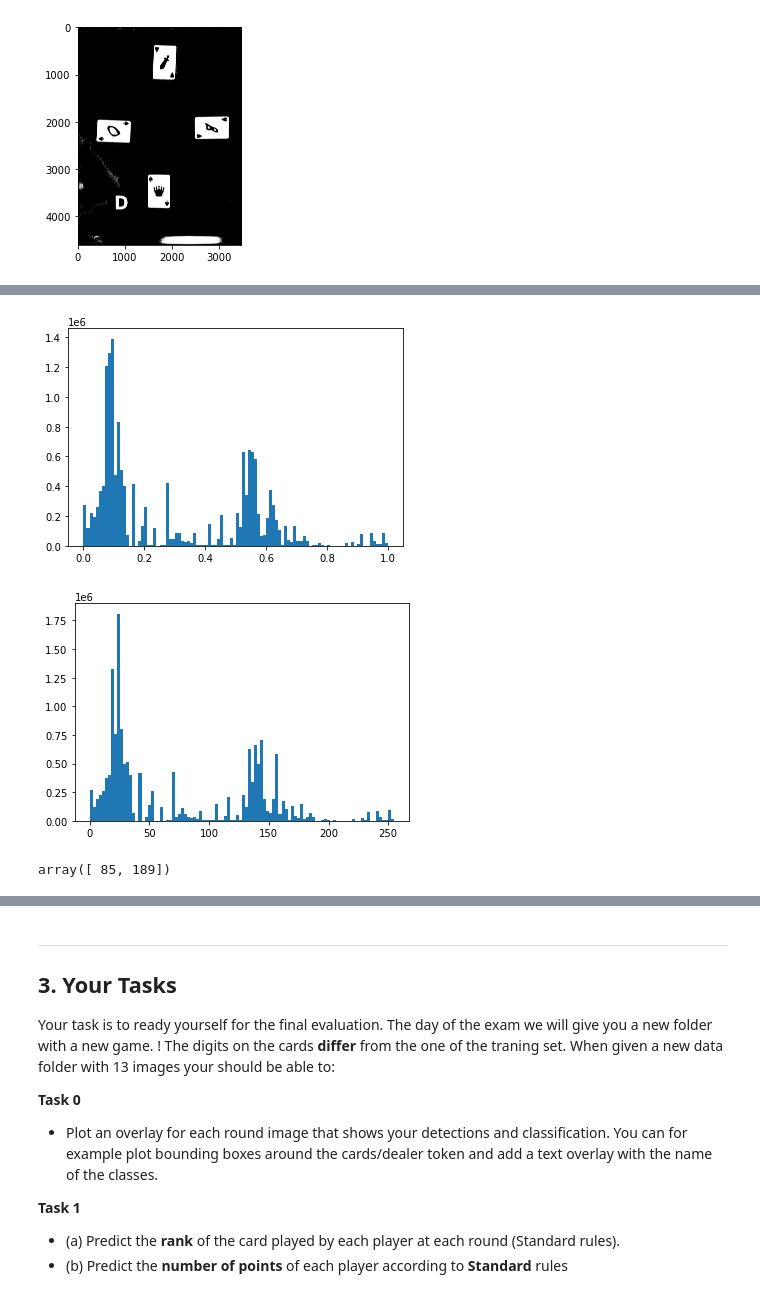
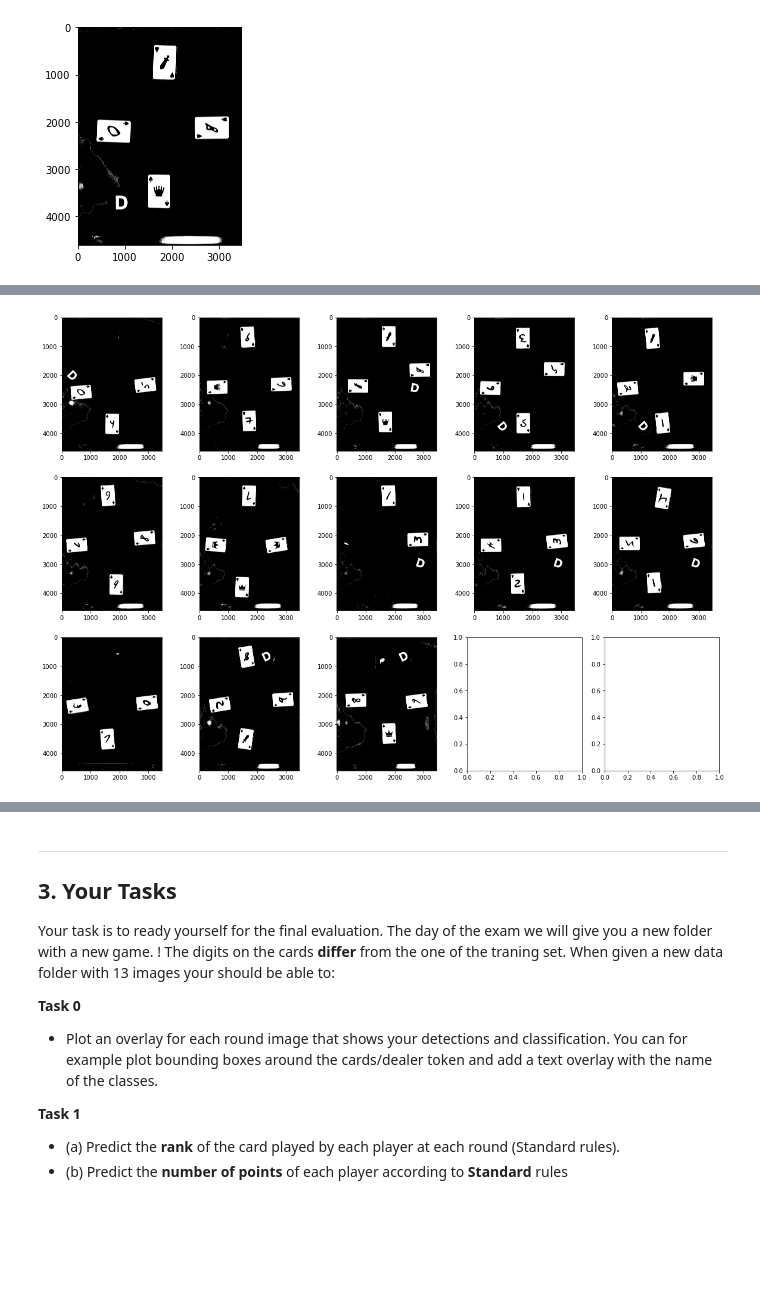
Before and after one commit to Ghalicb/IAPR-squad-lab, a Jupyter notebook: project/project.ipynb, the cells around one changed output, grey strips where cells are left out. Saved outputs shown, nothing was run; the diff lists cells and outputs as text; code cells hidden in the pictures; blank space fills up the shorter version.

```diff
--- a/project/project.ipynb
+++ b/project/project.ipynb
@@ -150,8 +155,6 @@ hsv_img = img_as_ubyte(hsv_img) # Convert 0-1 to 0-255 (to use inRange() functio
 # %%
-from skimage.color import rgb2gray
-from skimage.filters import threshold_otsu
-
-im_1_gray = rgb2gray(im_1)
+##########METHOD 1
+im_1_gray = rgb2gray(dict_data[f'game{1}'][f'round{1}'])
 thresh = threshold_otsu(im_1_gray)
 binary = img_as_ubyte(im_1_gray > thresh)
 binary = clear_border(binary)
@@ -169,11 +164,0 @@ plt.imshow(median(binary, disk(10)), cmap="gray")
-# %%
-from skimage.color import rgb2gray
-im_1_gray = rgb2gray(im_1)
-## FIND and DRAW contours with CV2
-from skimage.filters import threshold_otsu
-thresh = threshold_otsu(im_1_gray)
-binary = img_as_ubyte((im_1_gray > thresh))
-#plt.imshow(binary, cmap="gray")
-from skimage.morphology import disk
-from skimage.filters import median
-plt.imshow(median(binary, disk(10)), cmap="gray")
@@ -183,15 +165,12 @@ plt.imshow(median(binary, disk(10)), cmap="gray")
-# %%
-plt.hist(hue_img.ravel(), bins=100);
-# %% [output]
-[figure, removed]
-# %%
-plt.hist(img_as_ubyte(hsv_img)[:,:,0].ravel(), bins=100);
-# %% [output]
-[figure, removed]
-# %%
-from skimage.filters import threshold_multiotsu
-thresholds = threshold_multiotsu(img_as_ubyte(hsv_img)[:,:,0].ravel())
-thresholds
-# %% [output]
-array([ 85, 189])
+# %%
+fig, ax = plt.subplots(3,5, figsize=(20,14))
+ax = ax.flatten()
+for i in range(13):
+    im_gray = rgb2gray(dict_data[f'game{6}'][f'round{i+1}'])
+    thresh = threshold_otsu(im_gray)
+    binary = img_as_ubyte(im_gray > thresh)
+    binary = clear_border(binary) # erase some cards...
+    ax[i].imshow(binary, cmap="gray")
+# %% [output]
+[figure, added]
 # %%
```
Also changed, not shown: parts of 20 cells of this notebook.
